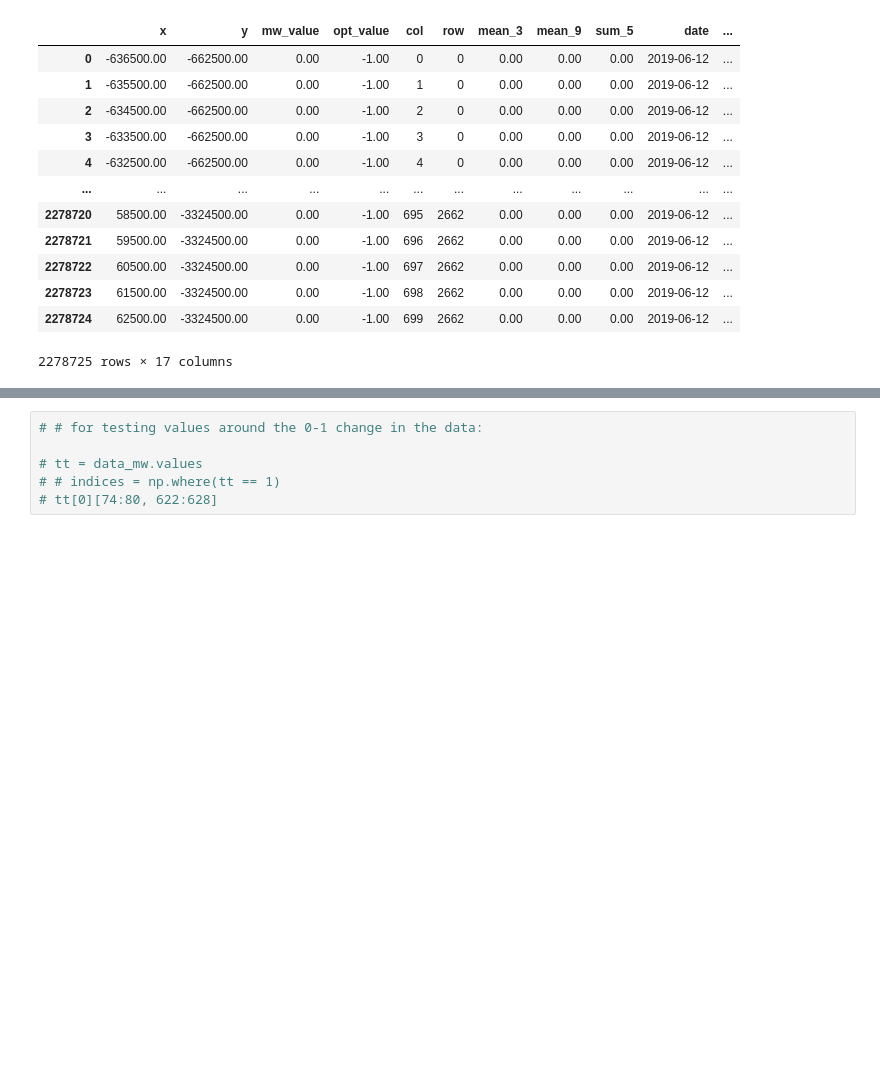
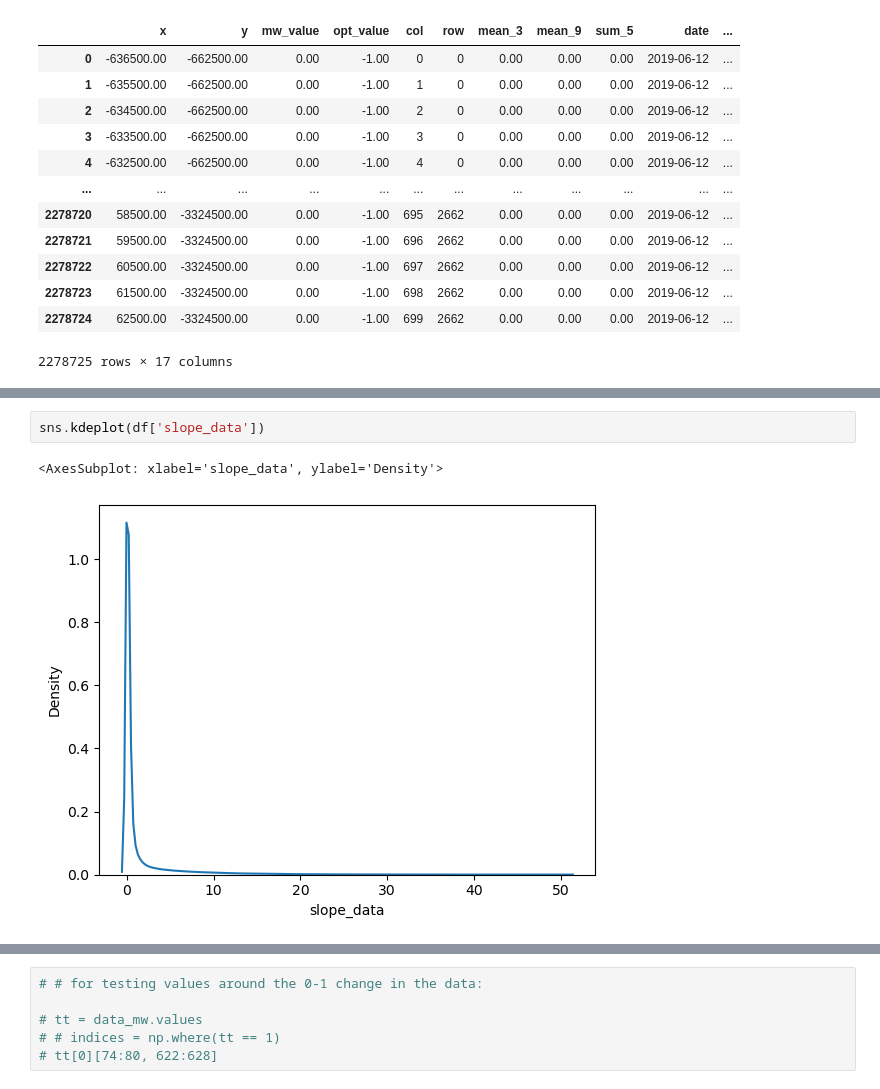
Before and after one commit to linaskerath/RP_Greenland, a Jupyter notebook: Scripts/04_feature_engineering.ipynb, the cells around one changed output, grey strips where cells are left out. Saved outputs shown, nothing was run; the diff lists cells and outputs as text; blank space fills up the shorter version.

```diff
--- a/Scripts/04_feature_engineering.ipynb
+++ b/Scripts/04_feature_engineering.ipynb
@@ -351,0 +380,5 @@ df
+# %%
+sns.kdeplot(df['slope_data'])
+# %% [output]
+<AxesSubplot: xlabel='slope_data', ylabel='Density'>
+[figure, added]
```
Also changed, not shown: parts of 9 cells of this notebook, 1 other file.
